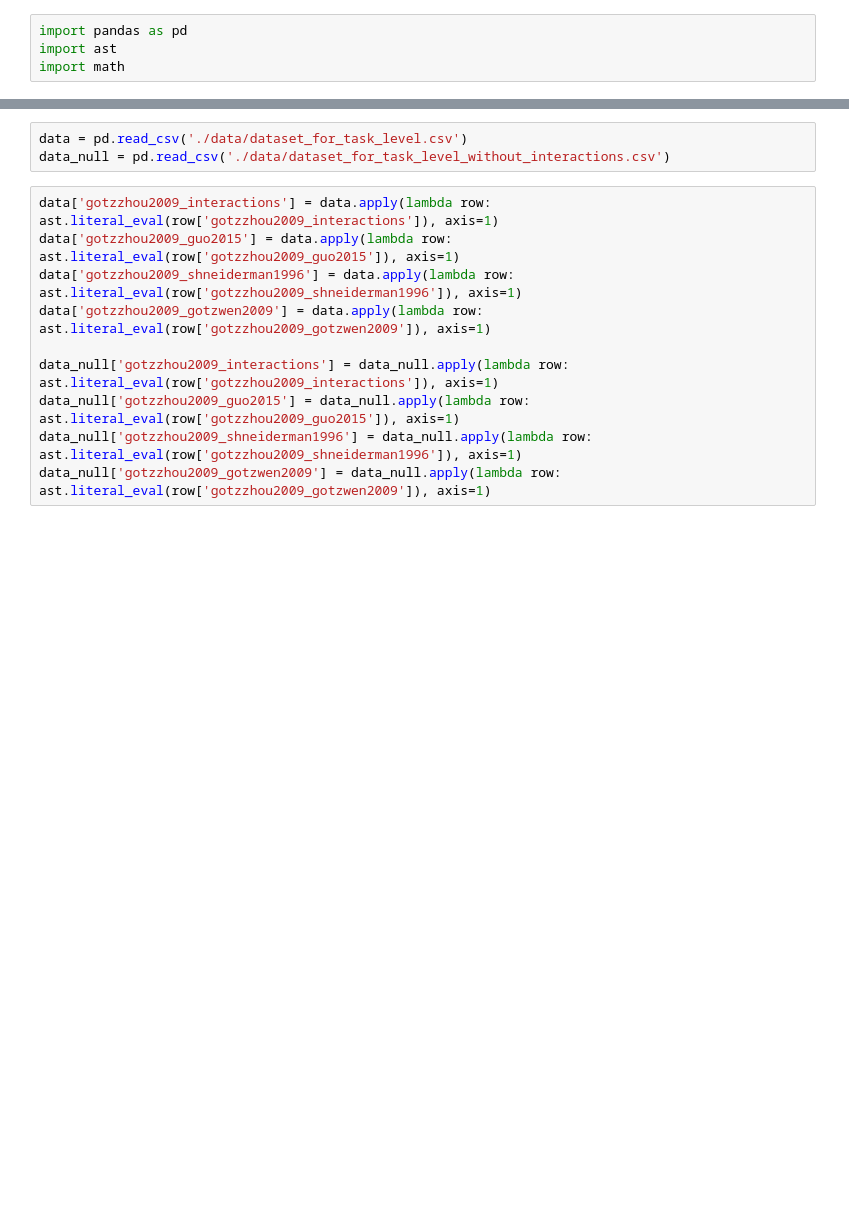
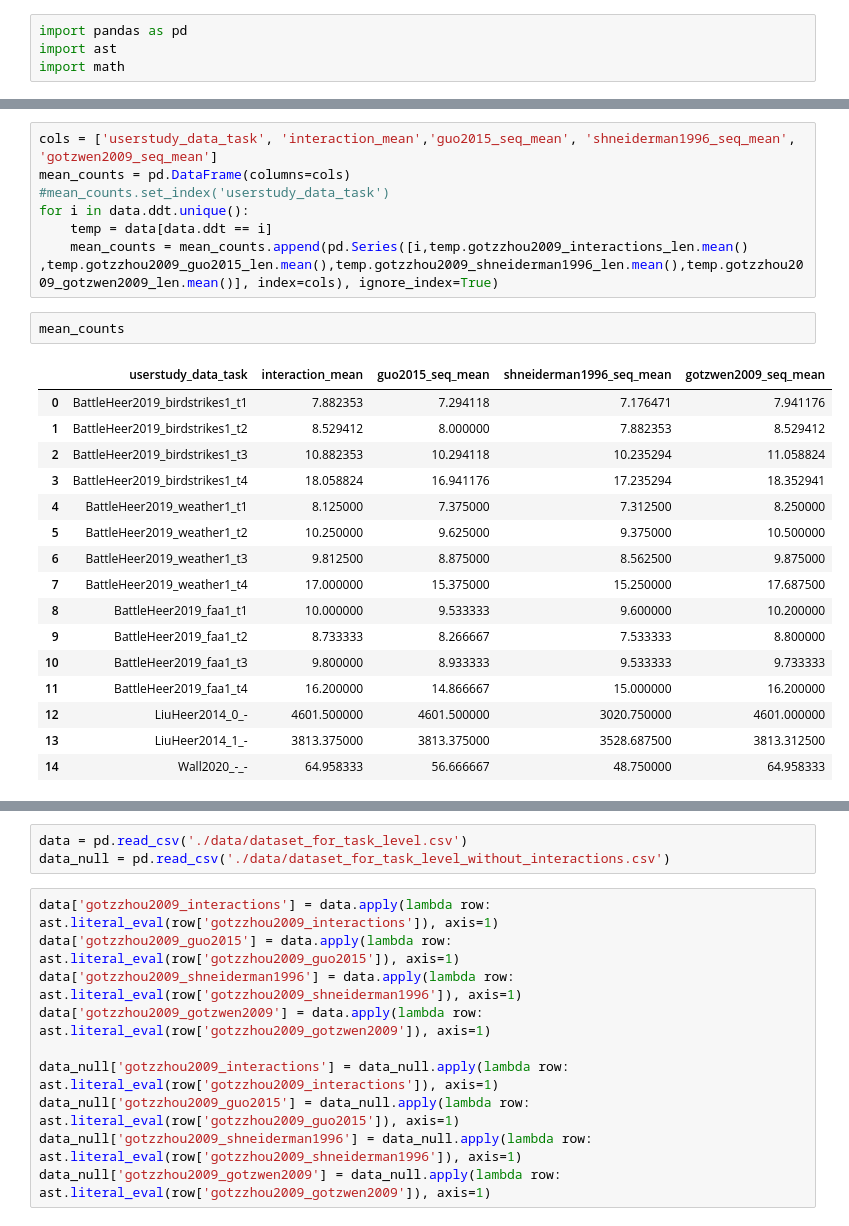
Before and after one commit to sneha-gathani/Taxonomies-Mappings, a Jupyter notebook: notebooks/clustering_interactions.ipynb, the cells around one changed output, grey strips where cells are left out. Saved outputs shown, nothing was run; the diff lists cells and outputs as text; blank space fills up the shorter version.

```diff
--- a/notebooks/clustering_interactions.ipynb
+++ b/notebooks/clustering_interactions.ipynb
@@ -4,0 +44,26 @@ import math
+# %%
+cols = ['userstudy_data_task', 'interaction_mean','guo2015_seq_mean', 'shneiderman1996_seq_mean', 'gotzwen2009_seq_mean']
+mean_counts = pd.DataFrame(columns=cols)
+#mean_counts.set_index('userstudy_data_task')
+for i in data.ddt.unique():
+    temp = data[data.ddt == i]
+    mean_counts = mean_counts.append(pd.Series([i,temp.gotzzhou2009_interactions_len.mean() ,temp.gotzzhou2009_guo2015_len.mean(),temp.gotzzhou2009_shneiderman1996_len.mean(),temp.gotzzhou2009_gotzwen2009_len.mean()], index=cols), ignore_index=True)
+# %%
+mean_counts
+# %% [output]
+|  | userstudy_data_task | interaction_mean | guo2015_seq_mean | shneiderman1996_seq_mean | gotzwen2009_seq_mean |
+| 0 | BattleHeer2019_birdstrikes1_t1 | 7.882353 | 7.294118 | 7.176471 | 7.941176 |
+| 1 | BattleHeer2019_birdstrikes1_t2 | 8.529412 | 8.000000 | 7.882353 | 8.529412 |
+| 2 | BattleHeer2019_birdstrikes1_t3 | 10.882353 | 10.294118 | 10.235294 | 11.058824 |
+| 3 | BattleHeer2019_birdstrikes1_t4 | 18.058824 | 16.941176 | 17.235294 | 18.352941 |
+| 4 | BattleHeer2019_weather1_t1 | 8.125000 | 7.375000 | 7.312500 | 8.250000 |
+| 5 | BattleHeer2019_weather1_t2 | 10.250000 | 9.625000 | 9.375000 | 10.500000 |
+| 6 | BattleHeer2019_weather1_t3 | 9.812500 | 8.875000 | 8.562500 | 9.875000 |
+| 7 | BattleHeer2019_weather1_t4 | 17.000000 | 15.375000 | 15.250000 | 17.687500 |
+| 8 | BattleHeer2019_faa1_t1 | 10.000000 | 9.533333 | 9.600000 | 10.200000 |
+| 9 | BattleHeer2019_faa1_t2 | 8.733333 | 8.266667 | 7.533333 | 8.800000 |
+| 10 | BattleHeer2019_faa1_t3 | 9.800000 | 8.933333 | 9.533333 | 9.733333 |
+| 11 | BattleHeer2019_faa1_t4 | 16.200000 | 14.866667 | 15.000000 | 16.200000 |
+| 12 | LiuHeer2014_0_- | 4601.500000 | 4601.500000 | 3020.750000 | 4601.000000 |
+| 13 | LiuHeer2014_1_- | 3813.375000 | 3813.375000 | 3528.687500 | 3813.312500 |
+| 14 | Wall2020_-_- | 64.958333 | 56.666667 | 48.750000 | 64.958333 |
```
Also changed, not shown: parts of 13 cells of this notebook, 3 other files.
